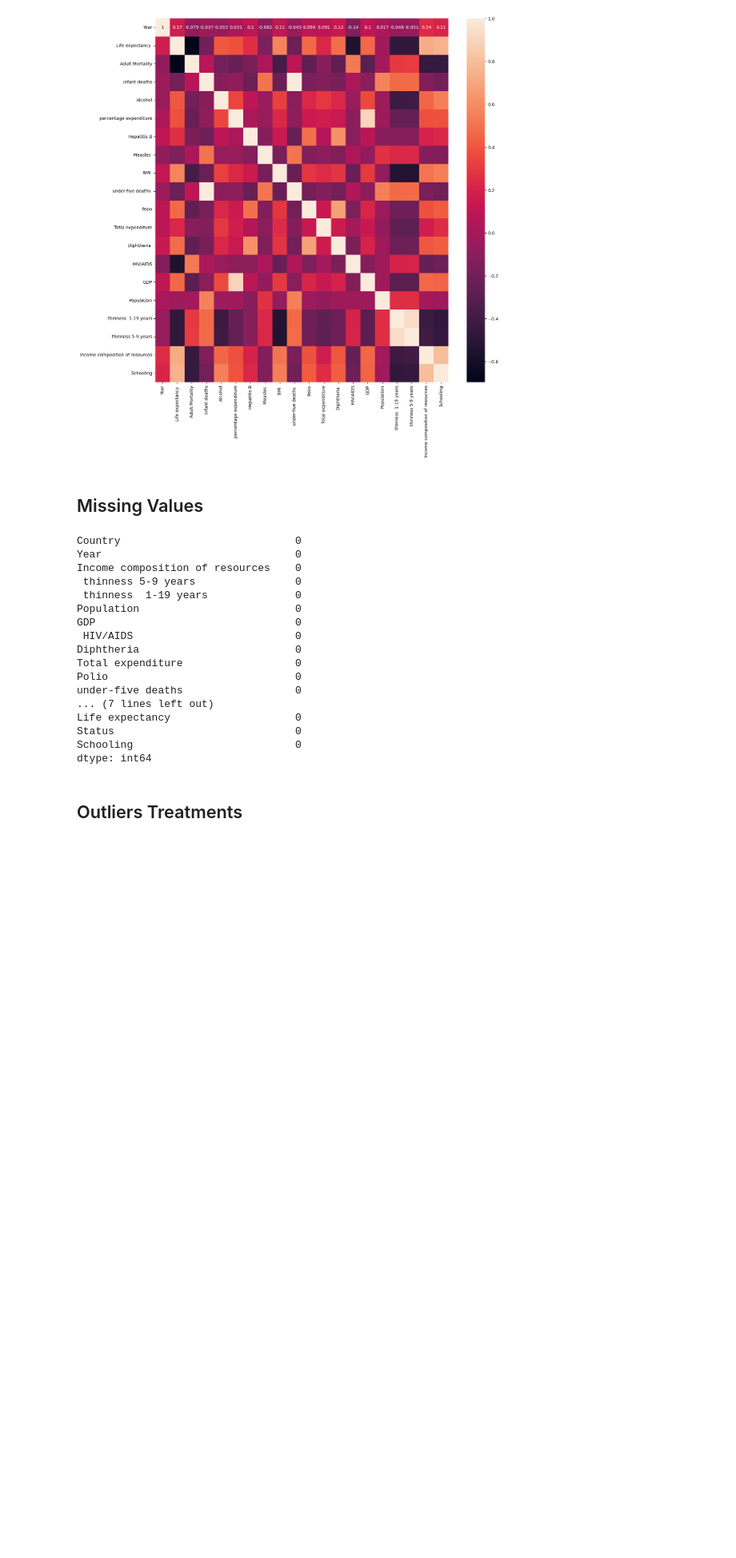
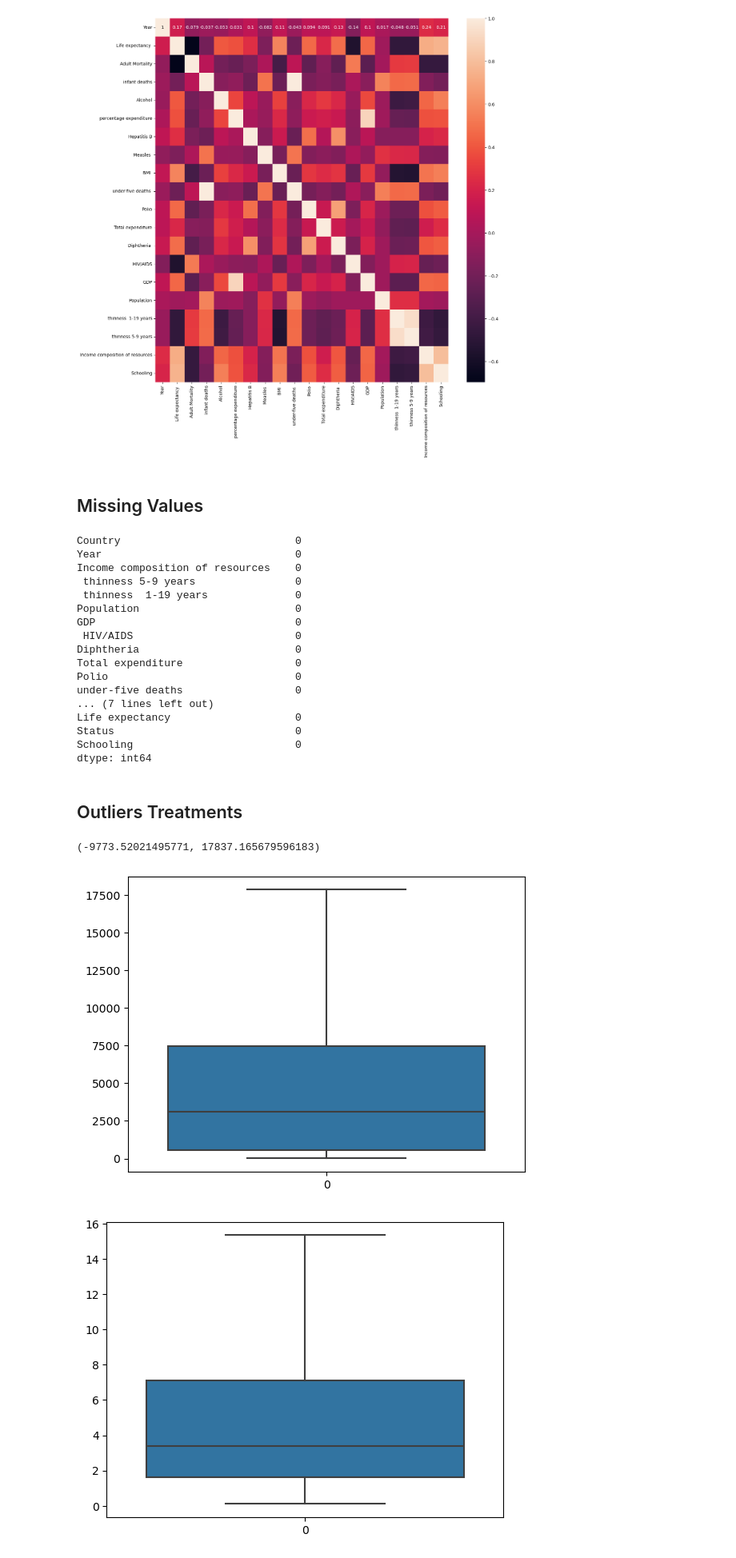
Before and after one commit to gehad-Ahmed30/Preprocessing-Data, a Jupyter notebook: project1/main.ipynb, the cells around one changed output. Shown at 80% size. Drawn from its saved outputs; the diff is of its cells as text; code cells hidden in the pictures; blank space fills up the shorter version.

```diff
--- a/project1/main.ipynb
+++ b/project1/main.ipynb
@@ -322,3 +322,27 @@ Schooling                          0
 dtype: int64
 # %% [markdown]
 ## Outliers Treatments
+# %%
+def Wisker(col):
+    q1,q3=np.percentile(col,[25,75])    #25th percentile(Q1) ->  (Q1) is the value below which 25% of the data fall.   // 75th percentile(Q3) ->(Q3) is the value below which 75% of the data fall.
+    iqr=q3-q1
+    lw=q1-1.5*iqr
+    uw=q3+1.5*iqr
+
+    return lw,uw
+# %%
+Wisker(df['GDP'])        #lw,uw
+# %% [output]
+(-9773.52021495771, 17837.165679596183)
+# %%
+for i in ['GDP',' thinness  1-19 years',' thinness 5-9 years',' HIV/AIDS','Diphtheria ','Total expenditure']:
+    lw,uw=Wisker(df[i])
+    df[i]=np.where(df[i]<lw,lw,df[i])
+    df[i]=np.where(df[i]>uw,uw,df[i])
+# %%
+for i in ['GDP',' thinness  1-19 years',' thinness 5-9 years',' HIV/AIDS','Diphtheria ','Total expenditure']:
+    sns.boxplot(df[i])
+    plt.show()
+# %% [output]
+[figure, added]
+[figure, added]
```
Also changed, not shown: parts of 6 cells of this notebook.
